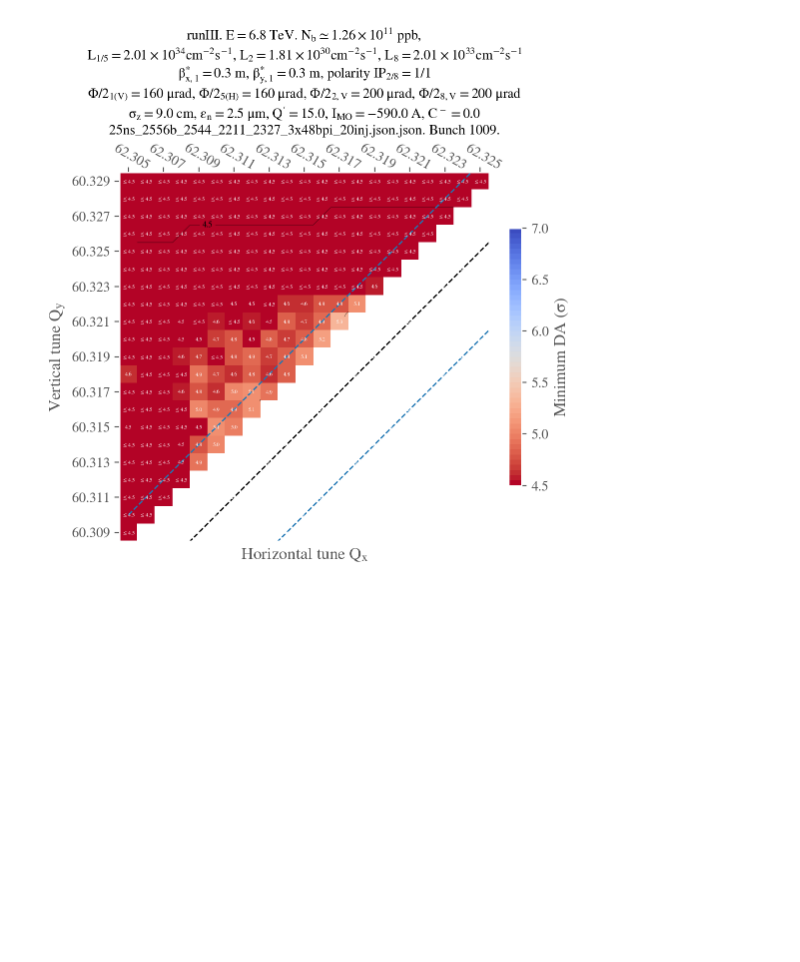
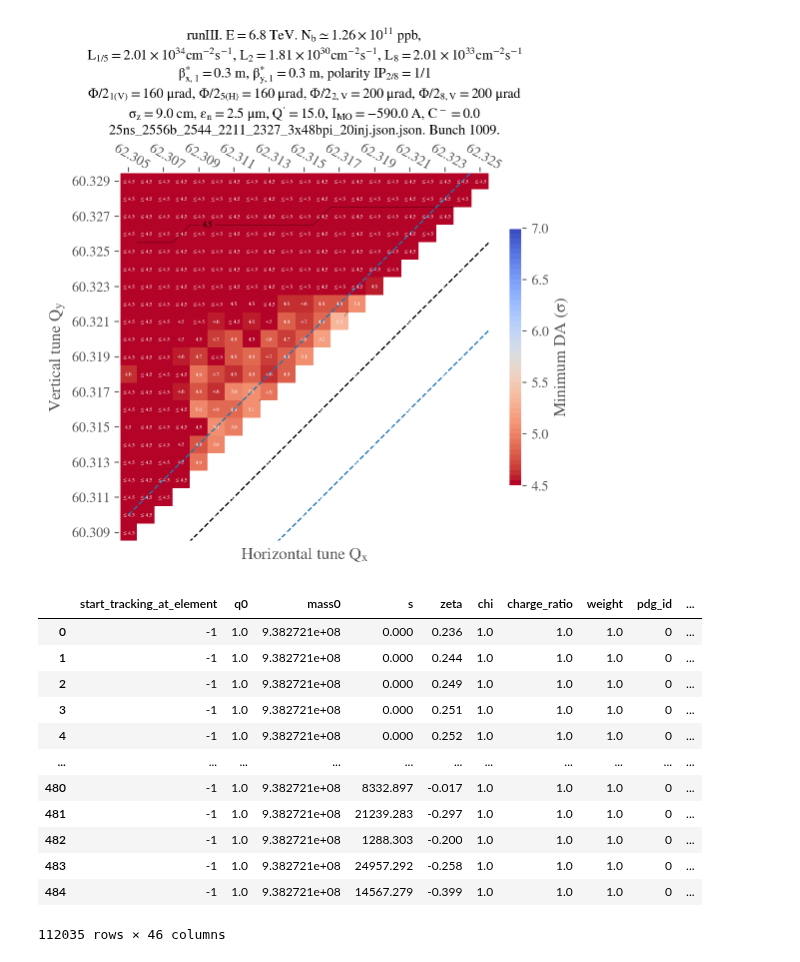
Before and after one commit to ColasDroin/DA_study_boilerplate, a Jupyter notebook: master_study/analysis/tune_scan/tune_scan_30cm_neg_oct_correct_scheme.ipynb, the cells around one changed output. Drawn from its saved outputs; the diff is of its cells as text; code cells hidden in the pictures; blank space fills up the shorter version.

```diff
--- a/master_study/analysis/tune_scan/tune_scan_30cm_neg_oct_correct_scheme.ipynb
+++ b/master_study/analysis/tune_scan/tune_scan_30cm_neg_oct_correct_scheme.ipynb
@@ -105,3 +107,35 @@ if SAVE_STUDY_EOS:
     #analysis_functions.archive_and_clean(path_archive, path_EOS)
 # %% [output]
 [figure]
+# %%
+# Define study
+STUDY_NAME = "tune_scan_30cm_neg_oct_correct_scheme"
+COLLIDER = "base_collider"
+PARQUET_PATH = f"../../scans/{STUDY_NAME}/da.parquet"
+CONF_MAD_PATH = f"../../scans/{STUDY_NAME}/{COLLIDER}/config.yaml"
+CONF_COLLIDER_PATH = f"../../scans/{STUDY_NAME}/{COLLIDER}/xtrack_0016/config.yaml"
+
+# SAve study on EOS
+SAVE_STUDY_EOS = False
+# Load dataframe
+df = pd.read_parquet(f"../../scans/{STUDY_NAME}/da_all.parquet")
+
+# Round all numbers to 3 decimals
+df = df.round(3)
+
+
+df
+# %% [output]
+|  | start_tracking_at_element | q0 | mass0 | s | zeta | chi | charge_ratio | weight | pdg_id | ... |
+| 0 | -1 | 1.0 | 9.382721e+08 | 0.000 | 0.236 | 1.0 | 1.0 | 1.0 | 0 | ... |
+| 1 | -1 | 1.0 | 9.382721e+08 | 0.000 | 0.244 | 1.0 | 1.0 | 1.0 | 0 | ... |
+| 2 | -1 | 1.0 | 9.382721e+08 | 0.000 | 0.249 | 1.0 | 1.0 | 1.0 | 0 | ... |
+| 3 | -1 | 1.0 | 9.382721e+08 | 0.000 | 0.251 | 1.0 | 1.0 | 1.0 | 0 | ... |
+| 4 | -1 | 1.0 | 9.382721e+08 | 0.000 | 0.252 | 1.0 | 1.0 | 1.0 | 0 | ... |
+| ... | ... | ... | ... | ... | ... | ... | ... | ... | ... | ... |
+| 480 | -1 | 1.0 | 9.382721e+08 | 8332.897 | -0.017 | 1.0 | 1.0 | 1.0 | 0 | ... |
+| 481 | -1 | 1.0 | 9.382721e+08 | 21239.283 | -0.297 | 1.0 | 1.0 | 1.0 | 0 | ... |
+| 482 | -1 | 1.0 | 9.382721e+08 | 1288.303 | -0.200 | 1.0 | 1.0 | 1.0 | 0 | ... |
+| 483 | -1 | 1.0 | 9.382721e+08 | 24957.292 | -0.258 | 1.0 | 1.0 | 1.0 | 0 | ... |
+| 484 | -1 | 1.0 | 9.382721e+08 | 14567.279 | -0.399 | 1.0 | 1.0 | 1.0 | 0 | ... |
+112035 rows × 46 columns
```
Also changed, not shown: parts of 3 cells of this notebook, 8 other files.
